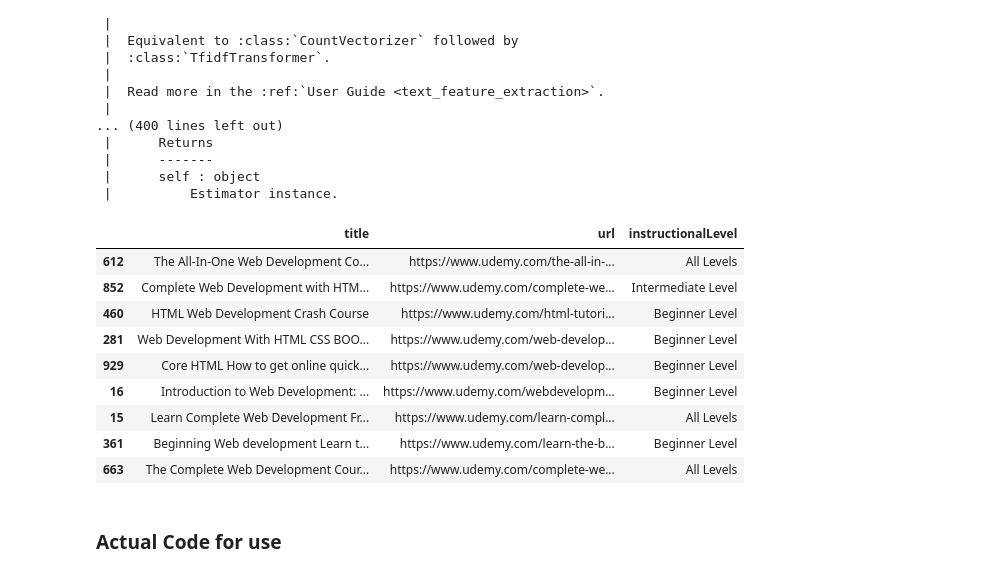
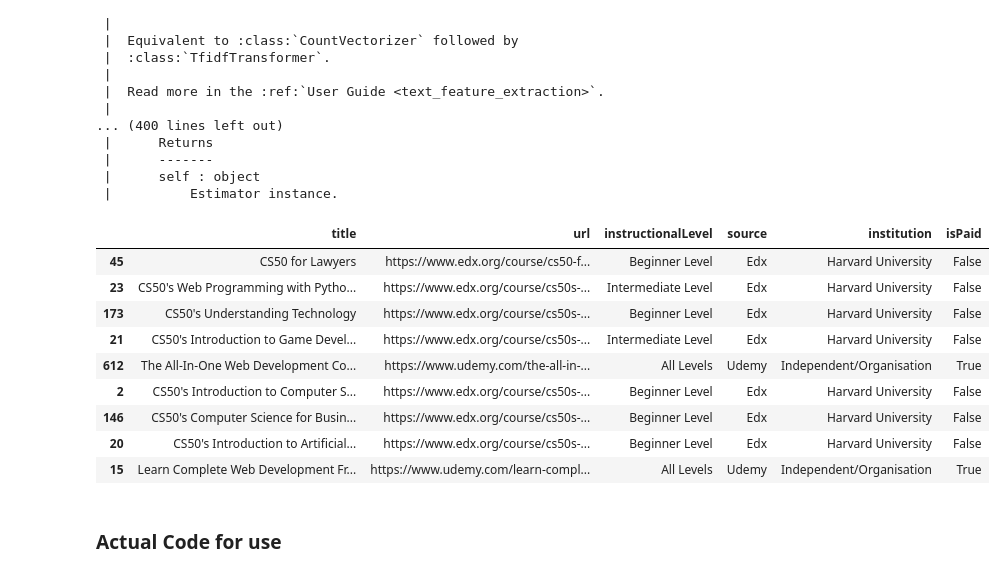
Before and after one commit to SpandanaTammineedi/buildwithai-notebooks-code, a Jupyter notebook: Course_Recommendation_System.ipynb, the cells around one changed output. Drawn from its saved outputs; the diff is of its cells as text; code cells hidden in the pictures.

Commit message:
merged edx and coursera

```diff
--- a/Course_Recommendation_System.ipynb
+++ b/Course_Recommendation_System.ipynb
@@ -97,6 +180,6 @@ Index(['id', 'title', 'url', 'isPaid', 'price', 'numSubscribers', 'numReviews',
       dtype='object')
 # %%
-data_final=data[['id','title','url','Subject','instructionalLevel']]
+data_final=data[['id','title','url','Subject','instructionalLevel','source','institution','isPaid']]
 # %%
 data_final.isnull().sum()
 # %% [output]
@@ -119,5 +199,6 @@ See the caveats in the documentation: https://pandas.pydata.org/pandas-docs/stab
 # %%
 data_final['corpus']=data_final['title'
                                ]+" "+data_final['url'
-                                               ]+data_final['Subject'
-                                                           ]+data_final['instructionalLevel']
+                               ]+data_final['Subject'
+                               ]+" "+data_final['instructionalLevel']+" "+data_final["source"
+                               ]+" "+data_final['institution']
@@ -190,23 +265,24 @@ def get_recommendations(new_description,overall_descriptions):
     sim_scores = sim_scores[1:10]
     # Get the student indices.
     indices = [i[0]for i in sim_scores]
-    return data[['title','url','instructionalLevel']].iloc[indices]
+    return data[['title','url','instructionalLevel','source','institution','isPaid']].iloc[indices]
 # %%
-title="HTML"
+title="CS50"
 subject="Web Development"
+source="Edx"
 level="All Levels"
 # %%
-get_recommendations(title+" "+subject+" "+level,data_final['corpus'])
+get_recommendations(title+" "+subject+" "+level+" "+source,data_final['corpus'])
 # %% [output]
-|  | title | url | instructionalLevel |
-| 612 | The All-In-One Web Development Co... | https://www.udemy.com/the-all-in-... | All Levels |
-| 852 | Complete Web Development with HTM... | https://www.udemy.com/complete-we... | Intermediate Level |
-| 460 | HTML Web Development Crash Course | https://www.udemy.com/html-tutori... | Beginner Level |
-| 281 | Web Development With HTML CSS BOO... | https://www.udemy.com/web-develop... | Beginner Level |
-| 929 | Core HTML How to get online quick... | https://www.udemy.com/web-develop... | Beginner Level |
-| 16 | Introduction to Web Development: ... | https://www.udemy.com/webdevelopm... | Beginner Level |
-| 15 | Learn Complete Web Development Fr... | https://www.udemy.com/learn-compl... | All Levels |
-| 361 | Beginning Web development Learn t... | https://www.udemy.com/learn-the-b... | Beginner Level |
-| 663 | The Complete Web Development Cour... | https://www.udemy.com/complete-we... | All Levels |
+|  | title | url | instructionalLevel | source | institution | isPaid |
+| 45 | CS50 for Lawyers | https://www.edx.org/course/cs50-f... | Beginner Level | Edx | Harvard University | False |
+| 23 | CS50's Web Programming with Pytho... | https://www.edx.org/course/cs50s-... | Intermediate Level | Edx | Harvard University | False |
+| 173 | CS50's Understanding Technology | https://www.edx.org/course/cs50s-... | Beginner Level | Edx | Harvard University | False |
+| 21 | CS50's Introduction to Game Devel... | https://www.edx.org/course/cs50s-... | Intermediate Level | Edx | Harvard University | False |
+| 612 | The All-In-One Web Development Co... | https://www.udemy.com/the-all-in-... | All Levels | Udemy | Independent/Organisation | True |
+| 2 | CS50's Introduction to Computer S... | https://www.edx.org/course/cs50s-... | Beginner Level | Edx | Harvard University | False |
+| 146 | CS50's Computer Science for Busin... | https://www.edx.org/course/cs50s-... | Beginner Level | Edx | Harvard University | False |
+| 20 | CS50's Introduction to Artificial... | https://www.edx.org/course/cs50s-... | Beginner Level | Edx | Harvard University | False |
+| 15 | Learn Complete Web Development Fr... | https://www.udemy.com/learn-compl... | All Levels | Udemy | Independent/Organisation | True |
 # %%
 data['corpus']=data_final['corpus']
```
Also changed, not shown: parts of 32 cells of this notebook, 4 other files.
